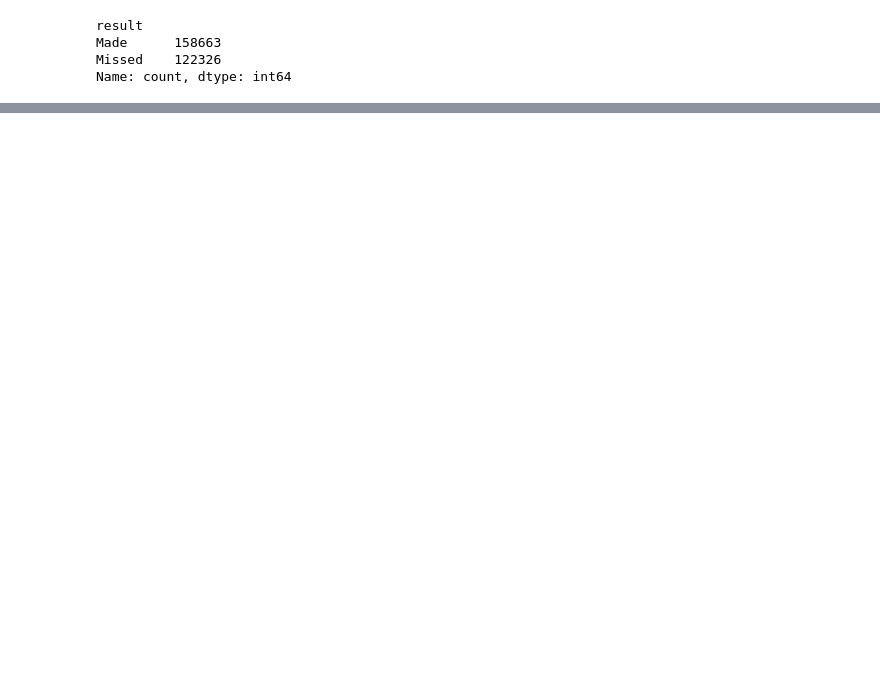
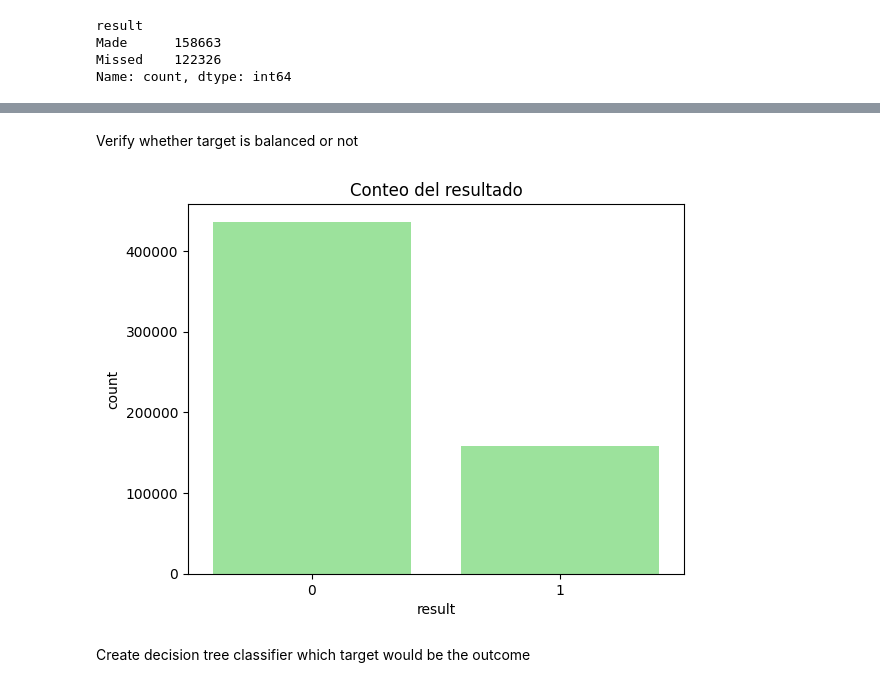
Before and after one commit to Rodari78Utec/EDA_NBA, a Jupyter notebook: eda-nba-rob.ipynb, the cells around one changed output, grey strips where cells are left out. Drawn from its saved outputs; the diff is of its cells as text; code cells hidden in the pictures; blank space fills up the shorter version.

Commit message:
[ADD] Decision Tree Classifier for question 2

```diff
--- a/eda-nba-rob.ipynb
+++ b/eda-nba-rob.ipynb
@@ -422,0 +391,13 @@ registros_filtrados.head(50)
+# %%
+# declare features for training and target
+features = ['period', 'team', 'player',
+            'x', 'y', 'minutes', 'seconds',
+            'game_stage']
+
+target = 'result'
+
+# select data
+data = nba_data.loc[(~nba_data['team'].isnull()) & (~nba_data['player'].isnull()), features + [target]]\
+               .assign(result = lambda df: np.where(df['result'] == 'Made', 1, 0))\
+               .reset_index(drop = True)\
+               .copy()
@@ -422,0 +412,13 @@ registros_filtrados.head(50)
+# %% [markdown]
+Verify whether target is balanced or not
+# %%
+sns.countplot(data = data,
+              x = target,
+              color = 'lightgreen')
+
+plt.title('Conteo del resultado')
+plt.show()
+# %% [output]
+[figure, added]
+# %% [markdown]
+Create decision tree classifier which target would be the outcome
```
Also changed, not shown: parts of 11 cells of this notebook, 1 other file.
